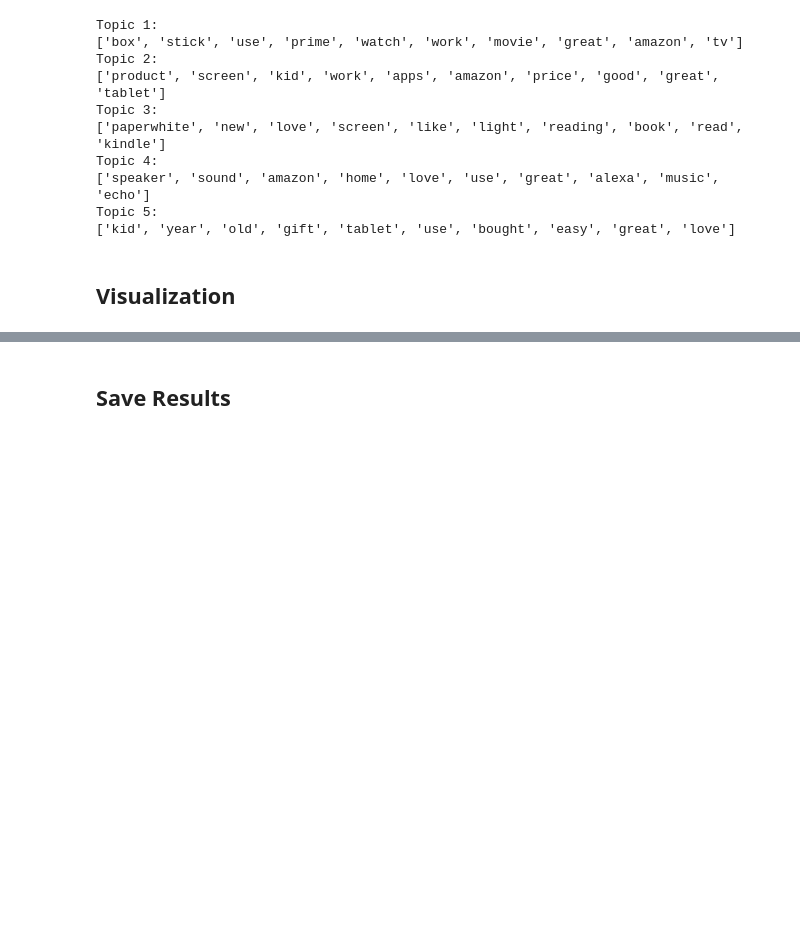
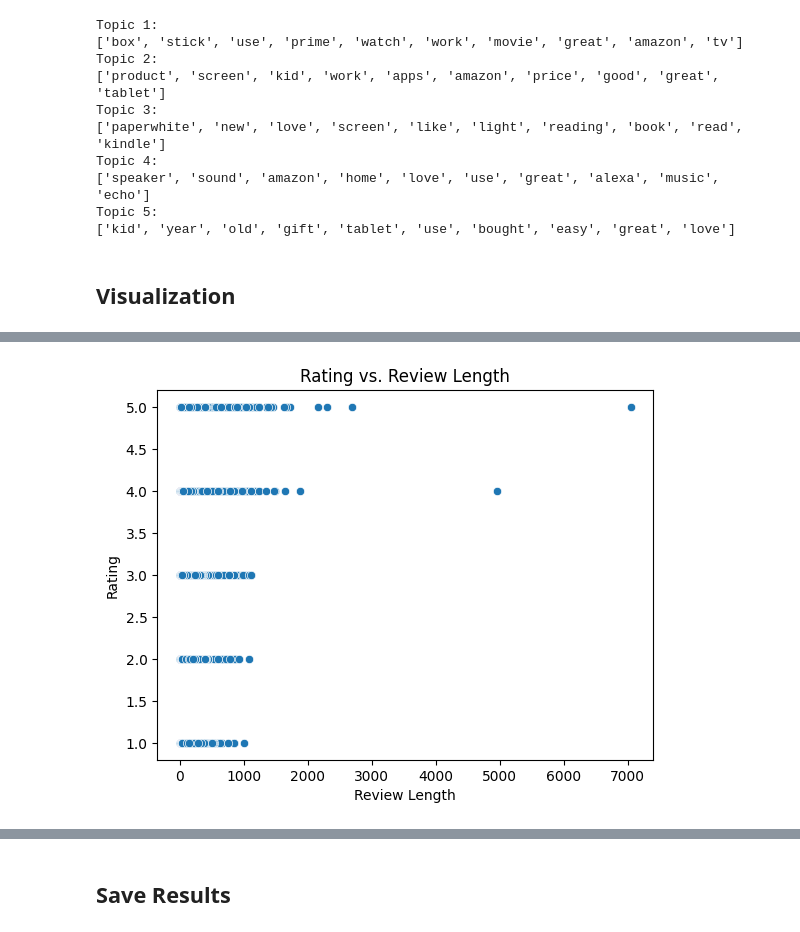
Before and after one commit to Parth-Maniar-3012/CustomerFeedbackAnalyzer, a Jupyter notebook: Customer_Feedback_Analysis.ipynb, the cells around one changed output, grey strips where cells are left out. Drawn from its saved outputs; the diff is of its cells as text; code cells hidden in the pictures; blank space fills up the shorter version.

```diff
--- a/Customer_Feedback_Analysis.ipynb
+++ b/Customer_Feedback_Analysis.ipynb
@@ -165,0 +181,15 @@ Topic 5:
+# %%
+import seaborn as sns
+import matplotlib.pyplot as plt
+
+# Calculate review length and add it as a new column to the DataFrame
+# Calculate review length and add it as a new column to the DataFrame
+df['review_length'] = df['cleaned_reviews'].astype(str).apply(len)
+# Now you can create the scatterplot
+sns.scatterplot(x='review_length', y='reviews.rating', data=df)
+plt.title('Rating vs. Review Length')
+plt.xlabel('Review Length')
+plt.ylabel('Rating')
+plt.show()
+# %% [output]
+[figure, added]
```
Also changed, not shown: parts of 5 cells of this notebook, 10 other files.
